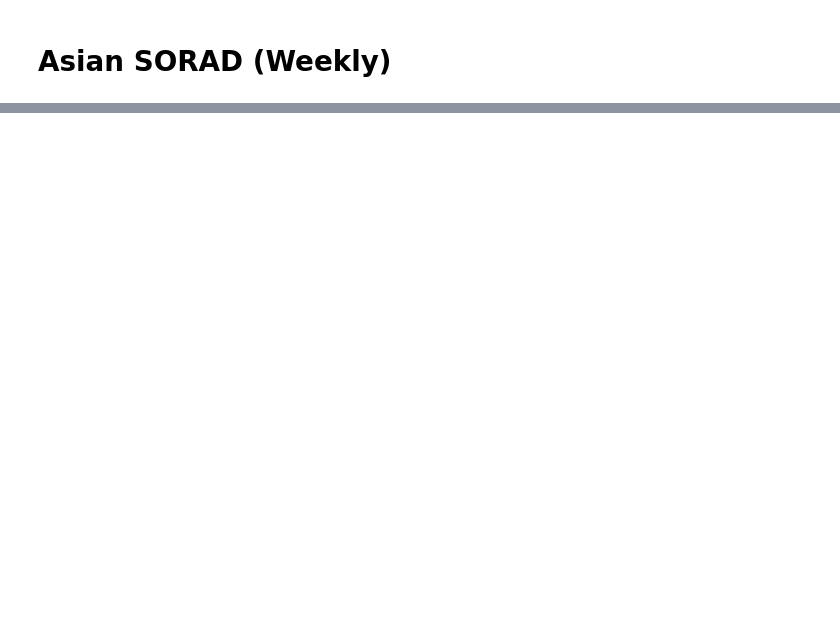
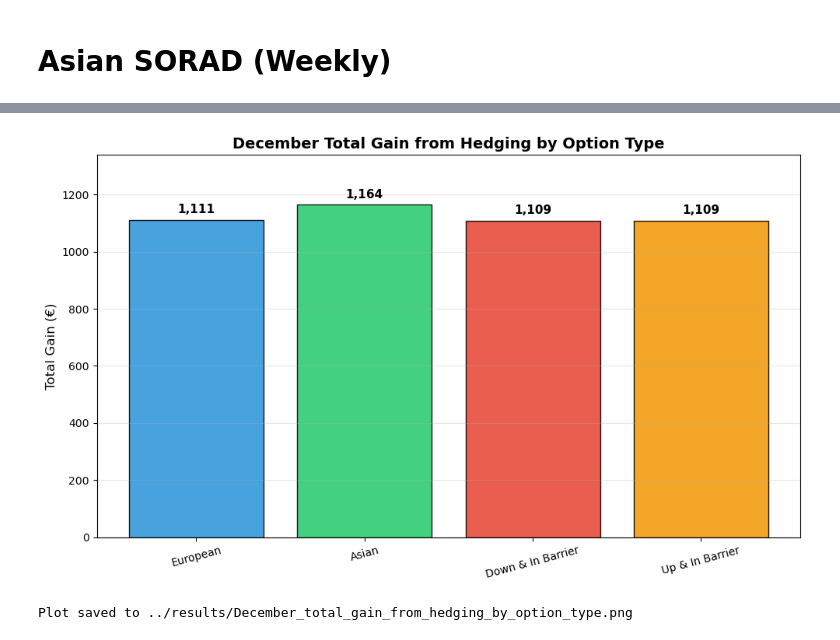
Before and after one commit to rafafvs/solar_python, a Jupyter notebook: vignettespy/notebook-asian-products.ipynb, the cells around one changed output, grey strips where cells are left out. Saved outputs shown, nothing was run; the diff lists cells and outputs as text; code cells hidden in the pictures; blank space fills up the shorter version.

Commit message:
all options udpate

```diff
--- a/vignettespy/notebook-asian-products.ipynb
+++ b/vignettespy/notebook-asian-products.ipynb
@@ -624,0 +722,42 @@ Weekly hedge: cumulative hedged > cumulative benchmark on 1 out of 53 weeks (1.9
+# %%
+
+# Hard-coded December total gain from hedging
+option_types = ["European", "Asian", "Down & In Barrier", "Up & In Barrier"]
+december_gain = [1111, 1164, 1109, 1109]
+
+# Ensure the results folder exists relative to the notebook
+results_dir = Path("../results")
+results_dir.mkdir(exist_ok=True)
+output_path = results_dir / "December_total_gain_from_hedging_by_option_type.png"
+
+# Plot
+fig, ax = plt.subplots(figsize=(10, 6))
+colors = ["#3498db", "#2ecc71", "#e74c3c", "#f39c12"]
+bars = ax.bar(option_types, december_gain, color=colors, edgecolor="black", alpha=0.9)
+
+# Labels on bars
+for bar, value in zip(bars, december_gain):
+    ax.text(
+        bar.get_x() + bar.get_width() / 2,
+        bar.get_height() + 15,
+        f"{value:,}",
+        ha="center",
+        va="bottom",
+        fontsize=11,
+        fontweight="bold",
+    )
+
+ax.set_title("December Total Gain from Hedging by Option Type", fontsize=14, fontweight="bold")
+ax.set_ylabel("Total Gain (€)", fontsize=12)
+ax.set_ylim(0, max(december_gain) * 1.15)
+ax.grid(axis="y", alpha=0.3)
+plt.xticks(rotation=15)
+plt.tight_layout()
+
+# Save and display
+fig.savefig(output_path, dpi=150, bbox_inches="tight")
+plt.show()
+print(f"Plot saved to {output_path}")
+# %% [output]
+[figure, added]
+Plot saved to ../results/December_total_gain_from_hedging_by_option_type.png
```
Also changed, not shown: parts of 12 cells of this notebook, 2 other files.
